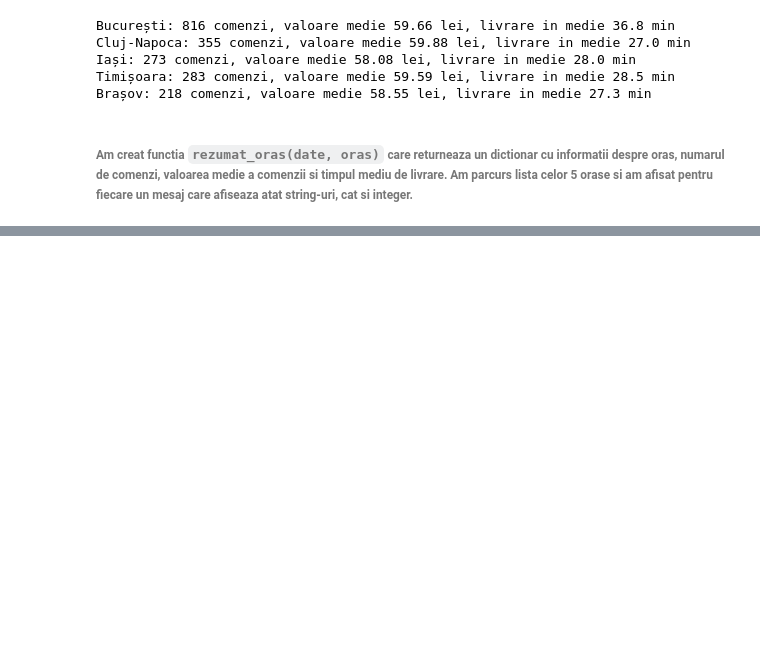
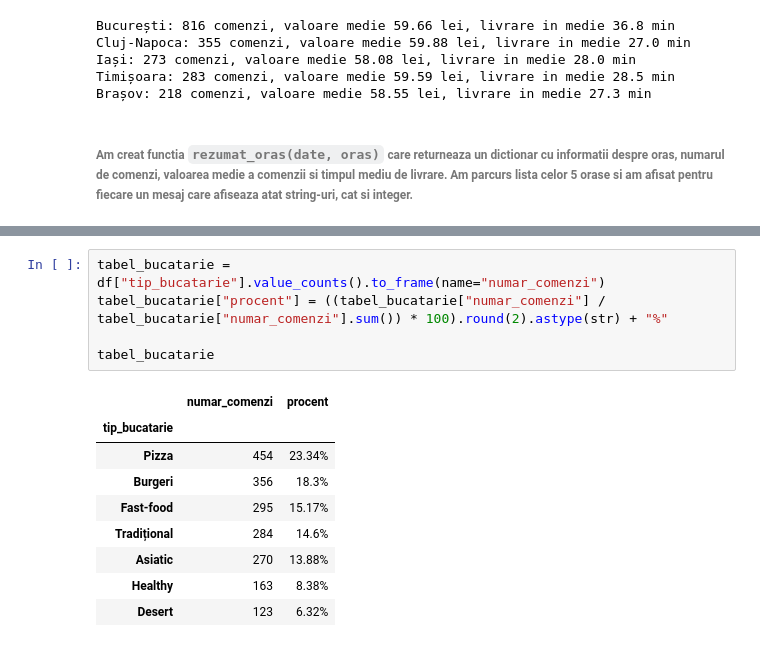
Before and after one commit to CristianaTrandafir/proiect_python_trandafir_cristiana, a Jupyter notebook: proiect_gustoexpress.ipynb, the cells around one changed output, grey strips where cells are left out. Drawn from its saved outputs; the diff is of its cells as text; blank space fills up the shorter version.

```diff
--- a/proiect_gustoexpress.ipynb
+++ b/proiect_gustoexpress.ipynb
@@ -236,0 +245,15 @@ Brașov: 218 comenzi, valoare medie 58.55 lei, livrare in medie 27.3 min
+# %%
+tabel_bucatarie = df["tip_bucatarie"].value_counts().to_frame(name="numar_comenzi")
+tabel_bucatarie["procent"] = ((tabel_bucatarie["numar_comenzi"] / tabel_bucatarie["numar_comenzi"].sum()) * 100).round(2).astype(str) + "%"
+
+tabel_bucatarie
+# %% [output]
+|  | numar_comenzi | procent |
+| tip_bucatarie |  |  |
+| Pizza | 454 | 23.34% |
+| Burgeri | 356 | 18.3% |
+| Fast-food | 295 | 15.17% |
+| Tradițional | 284 | 14.6% |
+| Asiatic | 270 | 13.88% |
+| Healthy | 163 | 8.38% |
+| Desert | 123 | 6.32% |
```
Also changed, not shown: parts of 4 cells of this notebook.
